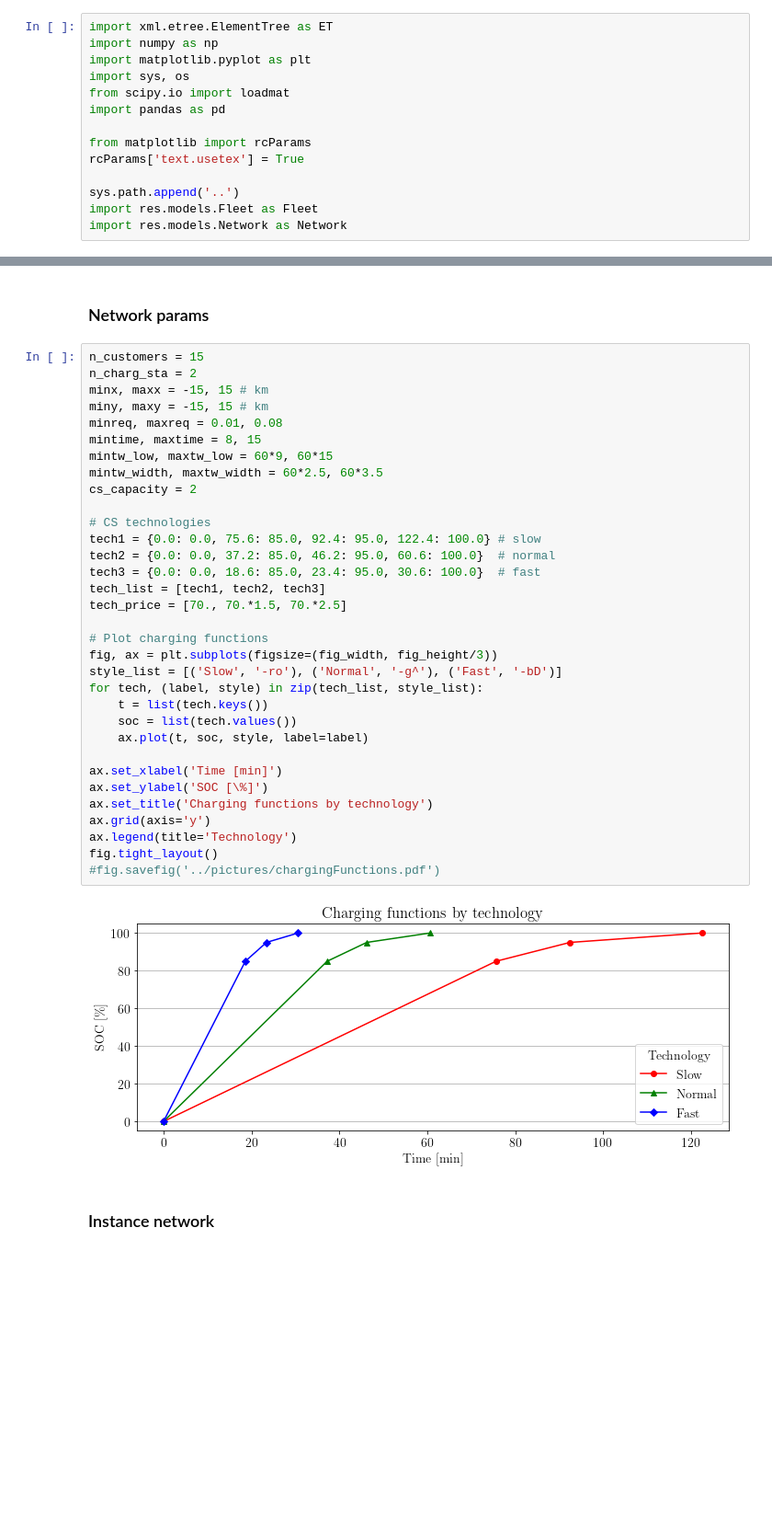
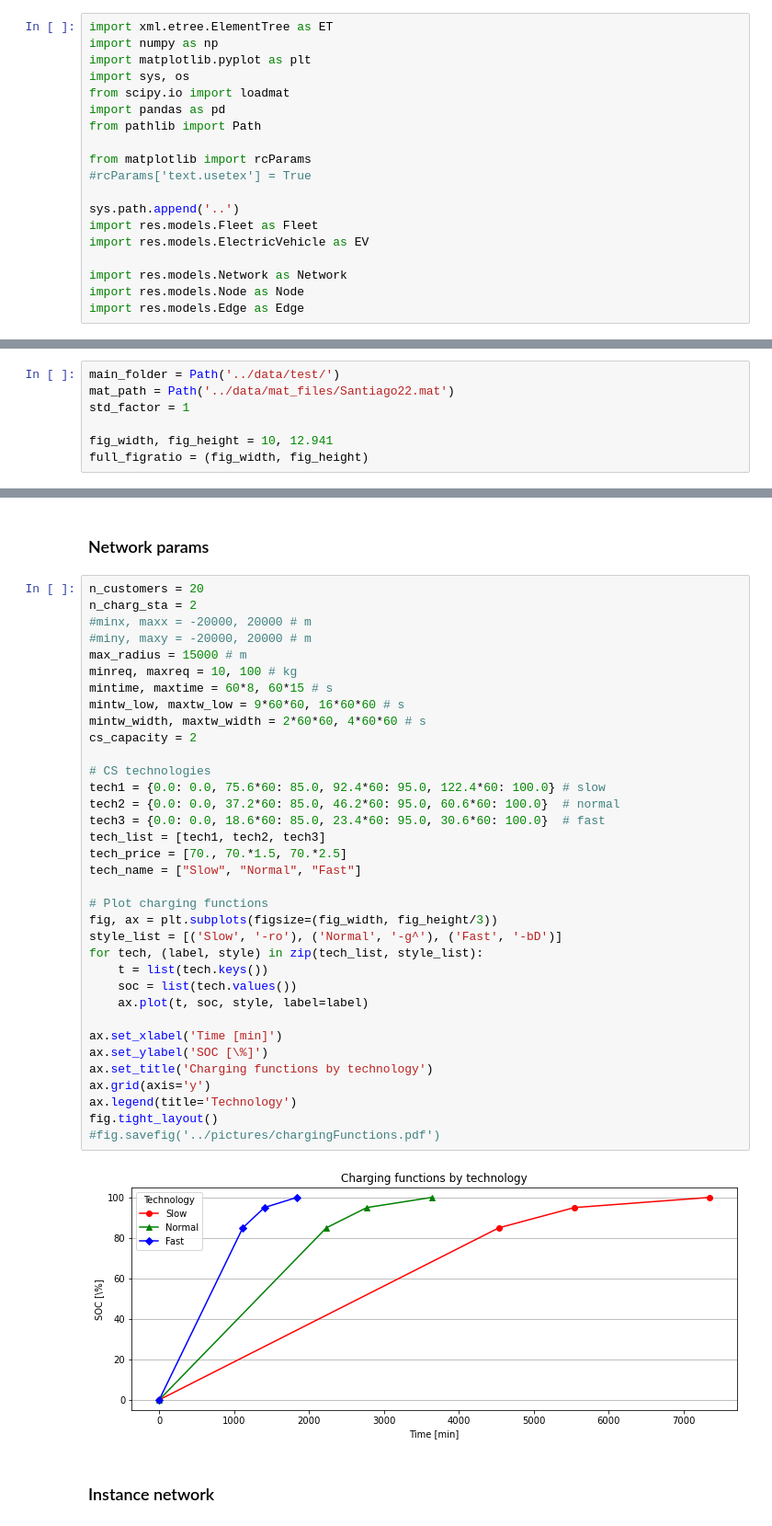
Before and after one commit to jpfutalef/DynamicStochasticElectricVRP, a Jupyter notebook: notebooks/instanceCreatorUtility.ipynb, the cells around one changed output, grey strips where cells are left out. Shown at 92% size. Drawn from its saved outputs; the diff is of its cells as text; blank space fills up the shorter version.

```diff
--- a/notebooks/instanceCreatorUtility.ipynb
+++ b/notebooks/instanceCreatorUtility.ipynb
@@ -7,10 +7,15 @@ import matplotlib.pyplot as plt
 import sys, os
 from scipy.io import loadmat
 import pandas as pd
+from pathlib import Path
 
 from matplotlib import rcParams
-rcParams['text.usetex'] = True
+#rcParams['text.usetex'] = True
 
 sys.path.append('..')
 import res.models.Fleet as Fleet
+import res.models.ElectricVehicle as EV
+
 import res.models.Network as Network
+import res.models.Node as Node
+import res.models.Edge as Edge
@@ -22,3 +24,10 @@ mat_path = '../data/online/instance21/init_files/21_nodes.mat'
+# %%
+main_folder = Path('../data/test/')
+mat_path = Path('../data/mat_files/Santiago22.mat')
+std_factor = 1
+
+fig_width, fig_height = 10, 12.941
+full_figratio = (fig_width, fig_height)
 # %% [markdown]
 ## Standard travel time and energy consumption profile
 # %%
@@ -122,40 +168,42 @@ fig.tight_layout()
 # %% [markdown]
 ### Network params
 # %%
-n_customers = 15
+n_customers = 20
 n_charg_sta = 2
-minx, maxx = -15, 15 # km
-miny, maxy = -15, 15 # km
-minreq, maxreq = 0.01, 0.08
-mintime, maxtime = 8, 15
-mintw_low, maxtw_low = 60*9, 60*15
-mintw_width, maxtw_width = 60*2.5, 60*3.5
+#minx, maxx = -20000, 20000 # m
+#miny, maxy = -20000, 20000 # m
+max_radius = 15000 # m
+minreq, maxreq = 10, 100 # kg
+mintime, maxtime = 60*8, 60*15 # s
+mintw_low, maxtw_low = 9*60*60, 16*60*60 # s
+mintw_width, maxtw_width = 2*60*60, 4*60*60 # s
 cs_capacity = 2
 
 # CS technologies
-tech1 = {0.0: 0.0, 75.6: 85.0, 92.4: 95.0, 122.4: 100.0} # slow
-tech2 = {0.0: 0.0, 37.2: 85.0, 46.2: 95.0, 60.6: 100.0}  # normal
-tech3 = {0.0: 0.0, 18.6: 85.0, 23.4: 95.0, 30.6: 100.0}  # fast
+tech1 = {0.0: 0.0, 75.6*60: 85.0, 92.4*60: 95.0, 122.4*60: 100.0} # slow
+tech2 = {0.0: 0.0, 37.2*60: 85.0, 46.2*60: 95.0, 60.6*60: 100.0}  # normal
+tech3 = {0.0: 0.0, 18.6*60: 85.0, 23.4*60: 95.0, 30.6*60: 100.0}  # fast
 tech_list = [tech1, tech2, tech3]
 tech_price = [70., 70.*1.5, 70.*2.5]
+tech_name = ["Slow", "Normal", "Fast"]
 
 # Plot charging functions
 fig, ax = plt.subplots(figsize=(fig_width, fig_height/3))
 style_list = [('Slow', '-ro'), ('Normal', '-g^'), ('Fast', '-bD')]
 for tech, (label, style) in zip(tech_list, style_list):
     t = list(tech.keys())
     soc = list(tech.values())
     ax.plot(t, soc, style, label=label)
 
 ax.set_xlabel('Time [min]')
 ax.set_ylabel('SOC [\%]')
 ax.set_title('Charging functions by technology')
 ax.grid(axis='y')
 ax.legend(title='Technology')
 fig.tight_layout()
 #fig.savefig('../pictures/chargingFunctions.pdf')
 # %% [output]
-[figure, old version]
+[figure, new version]
 # %% [markdown]
 ### Instance network
 # %%
```
Also changed, not shown: parts of 14 cells of this notebook, 15 other files.
